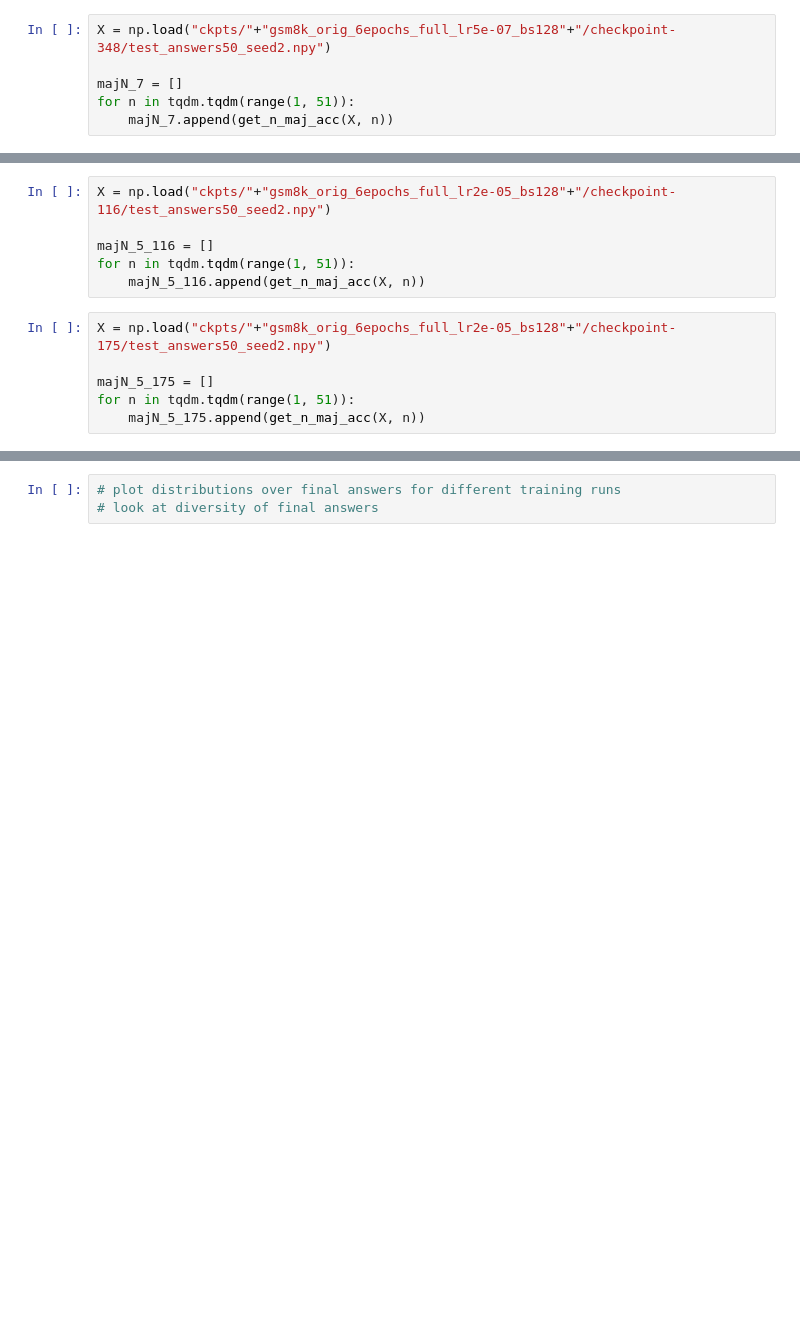
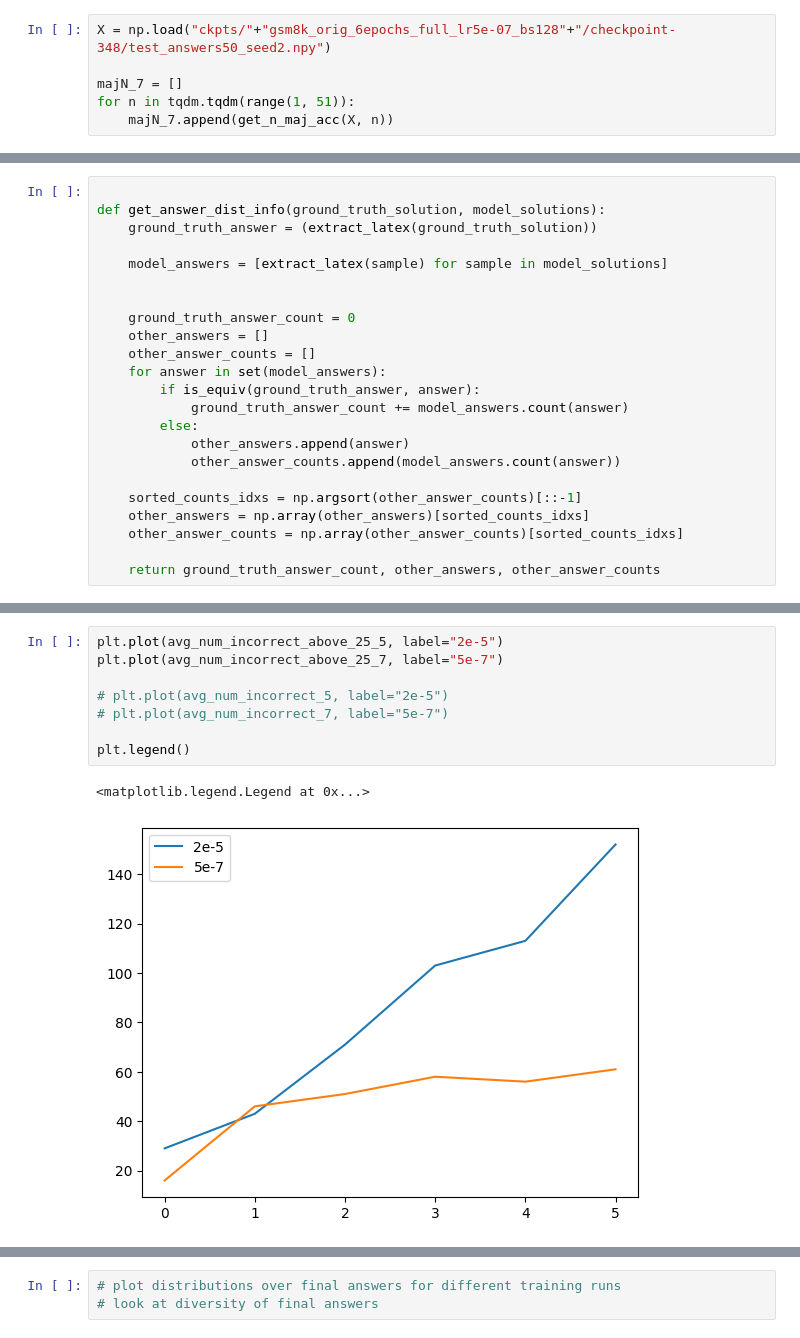
Before and after one commit to katiekang1998/reasoning_data, a Jupyter notebook: gsm8k_orig_maj_n.ipynb, the cells around one changed output, grey strips where cells are left out. Saved outputs shown, nothing was run; the diff lists cells and outputs as text; blank space fills up the shorter version.

```diff
--- a/gsm8k_orig_maj_n.ipynb
+++ b/gsm8k_orig_maj_n.ipynb
@@ -72,12 +59,0 @@ for n in tqdm.tqdm(range(1, 51)):
-# %%
-X = np.load("ckpts/"+"gsm8k_orig_6epochs_full_lr2e-05_bs128"+"/checkpoint-116/test_answers50_seed2.npy")
-
-majN_5_116 = []
-for n in tqdm.tqdm(range(1, 51)):
-    majN_5_116.append(get_n_maj_acc(X, n))
-# %%
-X = np.load("ckpts/"+"gsm8k_orig_6epochs_full_lr2e-05_bs128"+"/checkpoint-175/test_answers50_seed2.npy")
-
-majN_5_175 = []
-for n in tqdm.tqdm(range(1, 51)):
-    majN_5_175.append(get_n_maj_acc(X, n))
@@ -109,0 +69,23 @@ plt.legend()
+# %%
+
+def get_answer_dist_info(ground_truth_solution, model_solutions):
+    ground_truth_answer = (extract_latex(ground_truth_solution))
+
+    model_answers = [extract_latex(sample) for sample in model_solutions]
+
+
+    ground_truth_answer_count = 0
+    other_answers = []
+    other_answer_counts = []
+    for answer in set(model_answers):
+        if is_equiv(ground_truth_answer, answer):
+            ground_truth_answer_count += model_answers.count(answer)
+        else:
+            other_answers.append(answer)
+            other_answer_counts.append(model_answers.count(answer))
+
+    sorted_counts_idxs = np.argsort(other_answer_counts)[::-1]
+    other_answers = np.array(other_answers)[sorted_counts_idxs]
+    other_answer_counts = np.array(other_answer_counts)[sorted_counts_idxs]
+
+    return ground_truth_answer_count, other_answers, other_answer_counts
@@ -109,0 +411,11 @@ plt.legend()
+# %%
+plt.plot(avg_num_incorrect_above_25_5, label="2e-5")
+plt.plot(avg_num_incorrect_above_25_7, label="5e-7")
+
+# plt.plot(avg_num_incorrect_5, label="2e-5")
+# plt.plot(avg_num_incorrect_7, label="5e-7")
+
+plt.legend()
+# %% [output]
+<matplotlib.legend.Legend at 0x...>
+[figure, added]
```
Also changed, not shown: parts of 29 cells of this notebook, 8 other files.
